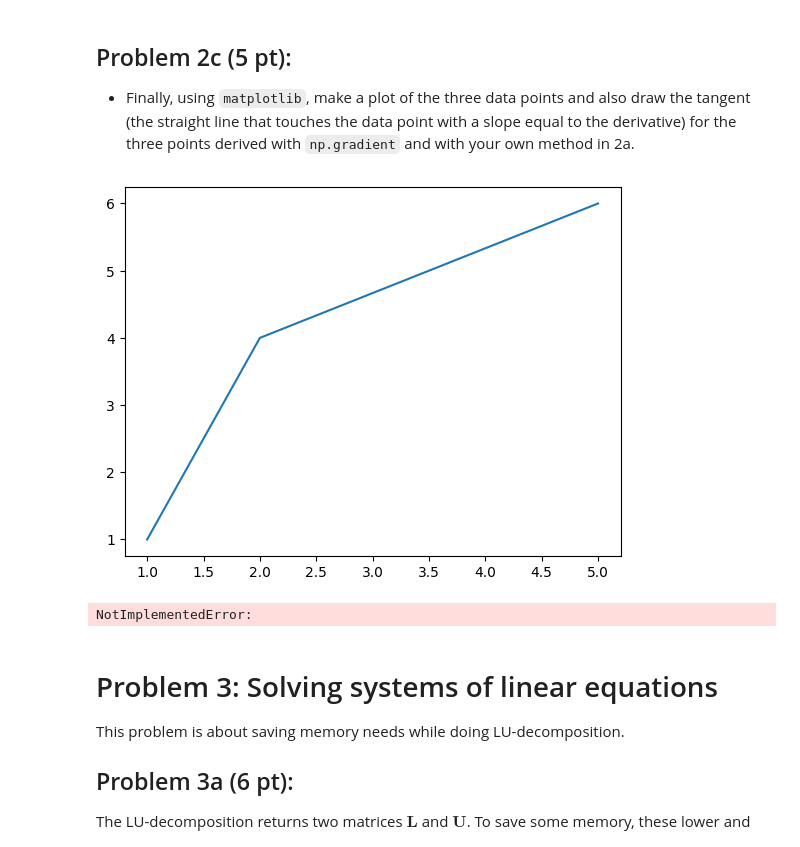
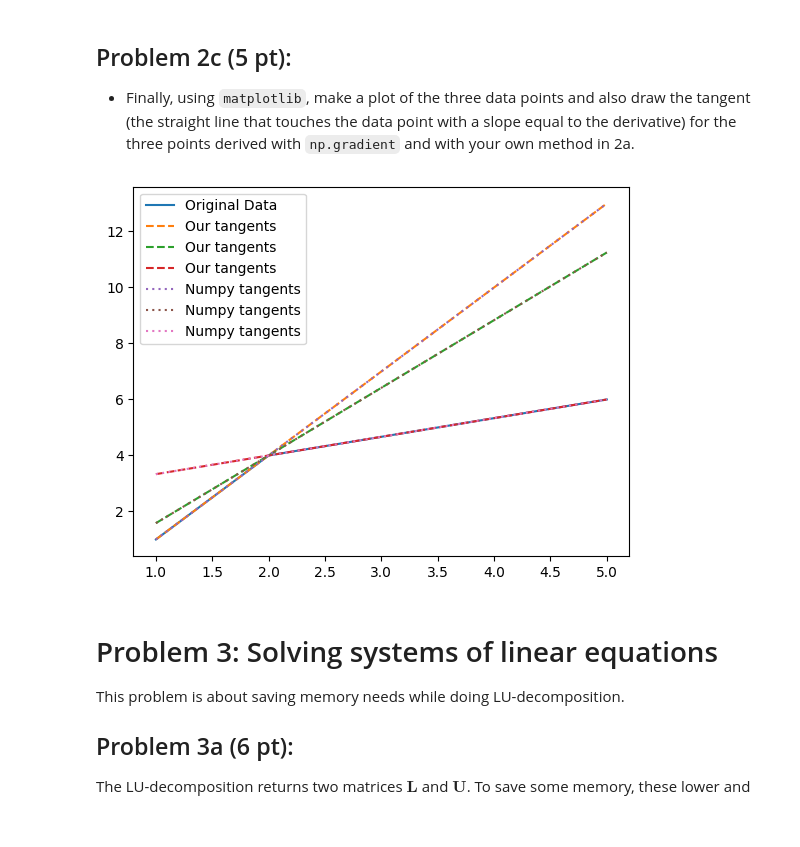
Before and after one commit to ufotermiten/Final_LP4, a Jupyter notebook: LP4_final_Group045.ipynb, the cells around one changed output. Cells and saved outputs as stored; diff of their text form; code cells hidden in the pictures.

````diff
--- a/LP4_final_Group045.ipynb
+++ b/LP4_final_Group045.ipynb
@@ -88,7 +88,8 @@ def weighted_derive(t,data):
     for i in range(1,len(q)-1):
         q[i] = ((t[i+1]-t[i])*(data[i]-data[i-1])/(t[i]-t[i-1]) + (t[i]-t[i-1])*(data[i+1]-data[i])/(t[i+1]-t[i]))/(t[i+1]-t[i-1])
     return q
-print(weighted_derive(t,data))
+q = weighted_derive(t,data)
+print(q)
 # %% [output]
 [3.         2.41666667 0.66666667]
 # %% [markdown]
@@ -109,21 +110,19 @@ YOUR ANSWER HERE
 - Finally, using ```matplotlib```, make a plot of the three data points and also draw the tangent (the straight line that touches the data point with a slope equal to the derivative) for the three points derived with ```np.gradient``` and with your own method in 2a.
 # %%
 # YOUR CODE HERE
-def tangents(x,y,q):
-    tangfuncs = []
-    for i in range(len(x)):
-        tangfuncs
 
 
 
-plt.plot(t,data)
+plt.plot(t,data ,label = 'Original Data')
 x= np.linspace(t[0],t[2])
-plt.plot(x,)
-plt.plot()
+for i in range(3):
+    plt.plot(x,q[i]*x + data[i]-t[i]*q[i],'--',label='Our tangents')
+for i in range(3):
+    plt.plot(x,numpy_q[i]*x + data[i]-t[i]*numpy_q[i],'--',linestyle = (0, (1, 2)),label='Numpy tangents')
+plt.legend()
 plt.show()
 # %% [output]
-[figure, old version]
+[figure, new version]
-NotImplementedError:
 # %% [markdown]
 # Problem 3: Solving systems of linear equations
 
````
Also changed, not shown: parts of 1 cell of this notebook.
